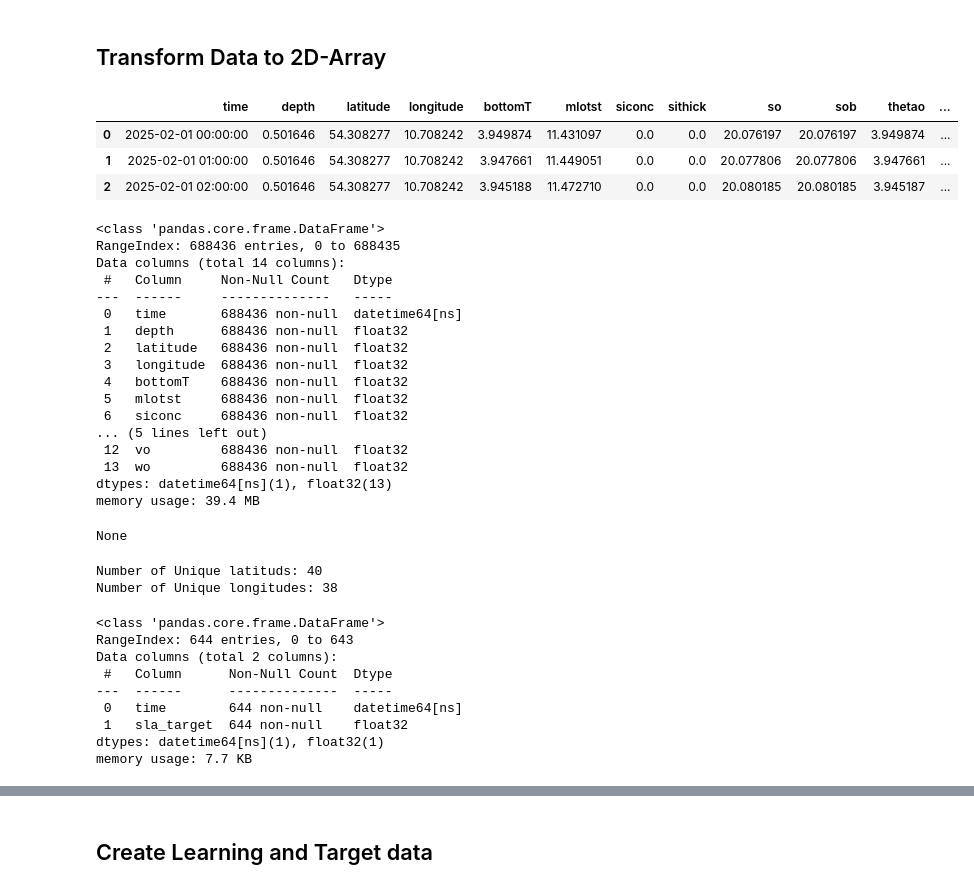
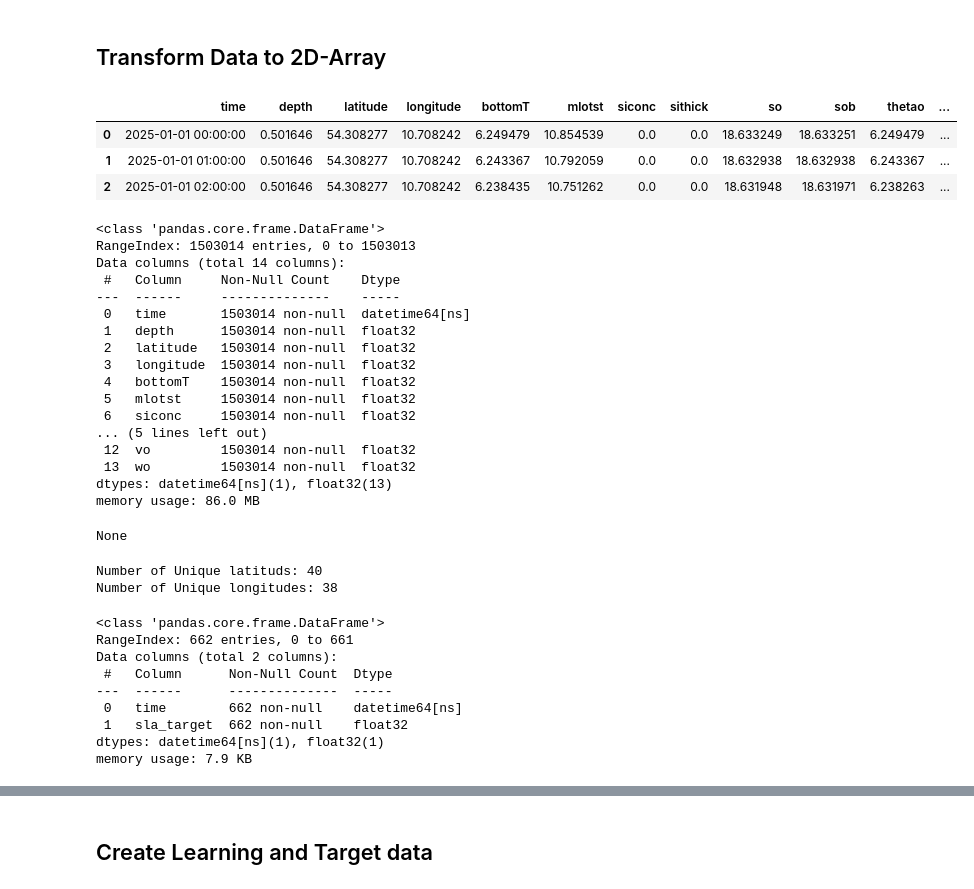
Before and after one commit to RATFIVE/GEOMAR-DeepLearning, a Jupyter notebook: app/backend/EDA.ipynb, the cells around one changed output, grey strips where cells are left out. Drawn from its saved outputs; the diff is of its cells as text; code cells hidden in the pictures.

```diff
--- a/app/backend/EDA.ipynb
+++ b/app/backend/EDA.ipynb
@@ -81,7 +63,7 @@ pd.options.display.max_rows = None
 # %% [markdown]
 ## Import Data
 # %%
-START_DATE = '2025-02-01'
+START_DATE = '2025-01-01'
 END_DATE = datetime.datetime.now().strftime('%Y-%m-%d %H:%M:%S')
 OUTPUT_FILENAME = 'output.nc'
 
@@ -101,6 +83,11 @@ BBOX= {
     "target_min_lat":54.354,
     "target_max_lat":54.365
     }
+# %%
+def ouput_file_name(output_filename, minimum_longitude, maximum_longitude):
+    output_range = maximum_longitude - minimum_longitude
+    output_filename = f'{output_filename}-{START_DATE}-{output_range}.nc'
+    return output_filename
 # %%
 copernicus = AdvancedCopernicus()
 def load_ocean_data(variables=["bottomT", "mlotst", "siconc", "sithick", "sla", "so", "sob", "thetao", "uo", "vo", "wo"],
@@ -111,8 +98,9 @@ def load_ocean_data(variables=["bottomT", "mlotst", "siconc", "sithick", "sla",
                     delete_file=True,
                     output_filename='output'):
 
-    output_range = maximum_longitude - minimum_longitude
-    output_filename = f'{output_filename}-{START_DATE}-{output_range}.nc'
+    output_filename = ouput_file_name(output_filename, minimum_longitude, maximum_longitude)
+    print(f'Output File Name: {output_filename}')
+
 
     if os.path.exists(output_filename):
         print(f'File {output_filename} already exists')
@@ -452,63 +434,63 @@ def create_image_for_time(df, latitude_map, longitude_map, img_height, img_width
     for _, row in df.iterrows():
         #print(row)
         #print(row['latitude'])
         lat_idx = latitude_map[row['latitude']]
         lon_idx = longitude_map[row['longitude']]
 
         # Assign values of the cols to the corresponding pixel
         for col in cols:
             image[lat_idx, lon_idx, cols.index(col)] = row[col]
 
     return image
 
 learning_data = {}
 # 5. Loop through each unique time point and create an image
 for i, time_point in tqdm(enumerate(unique_times), desc='Creating 2D-Array Data', total=len(unique_times)):
     # Filter data for the given time
     time_data = df[df['time'].dt.strftime('%Y-%m-%d %H:00:00') == time_point]
 
     # Map coordinates to grid
     latitude_map, longitude_map, img_height, img_width = map_coordinates_to_grid(time_data)
 
     # Create RGB image for this timepoint
     image = create_image_for_time(time_data, latitude_map, longitude_map, img_height, img_width)
 
     learning_data[time_point] = np.array(image)
 
-    """
-    # Save or display the image
-    plt.imshow(image)
-    plt.title(f'Image for {time_point}')
-    plt.axis('off')  # Turn off axis labels
-    #plt.savefig(f'image_{time_point}.png')  # Save the image
-    plt.show()
-    """
+
+    # # Save or display the image
+    # plt.imshow(image)
+    # plt.title(f'Image for {time_point}')
+    # plt.axis('off')  # Turn off axis labels
+    # #plt.savefig(f'image_{time_point}.png')  # Save the image
+    # plt.show()
+
 
     #print(image.shape)
-#    if i >= 100:
-#      break
+    # if i >= 100:
+    #     break
 # %% [output]
 |  | time | depth | latitude | longitude | bottomT | mlotst | siconc | sithick | so | sob | thetao | ... |
-| 0 | 2025-02-01 00:00:00 | 0.501646 | 54.308277 | 10.708242 | 3.949874 | 11.431097 | 0.0 | 0.0 | 20.076197 | 20.076197 | 3.949874 | ... |
-| 1 | 2025-02-01 01:00:00 | 0.501646 | 54.308277 | 10.708242 | 3.947661 | 11.449051 | 0.0 | 0.0 | 20.077806 | 20.077806 | 3.947661 | ... |
-| 2 | 2025-02-01 02:00:00 | 0.501646 | 54.308277 | 10.708242 | 3.945188 | 11.472710 | 0.0 | 0.0 | 20.080185 | 20.080185 | 3.945187 | ... |
+| 0 | 2025-01-01 00:00:00 | 0.501646 | 54.308277 | 10.708242 | 6.249479 | 10.854539 | 0.0 | 0.0 | 18.633249 | 18.633251 | 6.249479 | ... |
+| 1 | 2025-01-01 01:00:00 | 0.501646 | 54.308277 | 10.708242 | 6.243367 | 10.792059 | 0.0 | 0.0 | 18.632938 | 18.632938 | 6.243367 | ... |
+| 2 | 2025-01-01 02:00:00 | 0.501646 | 54.308277 | 10.708242 | 6.238435 | 10.751262 | 0.0 | 0.0 | 18.631948 | 18.631971 | 6.238263 | ... |
 <class 'pandas.core.frame.DataFrame'>
-RangeIndex: 688436 entries, 0 to 688435
+RangeIndex: 1503014 entries, 0 to 1503013
 Data columns (total 14 columns):
- #   Column     Non-Null Count   Dtype
----  ------     --------------   -----
- 0   time       688436 non-null  datetime64[ns]
- 1   depth      688436 non-null  float32
- 2   latitude   688436 non-null  float32
- 3   longitude  688436 non-null  float32
- 4   bottomT    688436 non-null  float32
- 5   mlotst     688436 non-null  float32
- 6   siconc     688436 non-null  float32
+ #   Column     Non-Null Count    Dtype
+---  ------     --------------    -----
+ 0   time       1503014 non-null  datetime64[ns]
+ 1   depth      1503014 non-null  float32
+ 2   latitude   1503014 non-null  float32
+ 3   longitude  1503014 non-null  float32
+ 4   bottomT    1503014 non-null  float32
+ 5   mlotst     1503014 non-null  float32
+ 6   siconc     1503014 non-null  float32
 ... (5 lines left out)
- 12  vo         688436 non-null  float32
- 13  wo         688436 non-null  float32
+ 12  vo         1503014 non-null  float32
+ 13  wo         1503014 non-null  float32
 dtypes: datetime64[ns](1), float32(13)
-memory usage: 39.4 MB
+memory usage: 86.0 MB
 None
 Number of Unique latituds: 40
 Number of Unique longitudes: 38
@@ -521,14 +503,14 @@ df_target = df_target.groupby(by=['time']).mean().reset_index()
 df_target.info()
 # %% [output]
 <class 'pandas.core.frame.DataFrame'>
-RangeIndex: 644 entries, 0 to 643
+RangeIndex: 662 entries, 0 to 661
 Data columns (total 2 columns):
  #   Column      Non-Null Count  Dtype
 ---  ------      --------------  -----
- 0   time        644 non-null    datetime64[ns]
- 1   sla_target  644 non-null    float32
+ 0   time        662 non-null    datetime64[ns]
+ 1   sla_target  662 non-null    float32
 dtypes: datetime64[ns](1), float32(1)
-memory usage: 7.7 KB
+memory usage: 7.9 KB
 # %%
 df_target = df_target.loc[:,]
 
```
Also changed, not shown: parts of 9 cells of this notebook.
